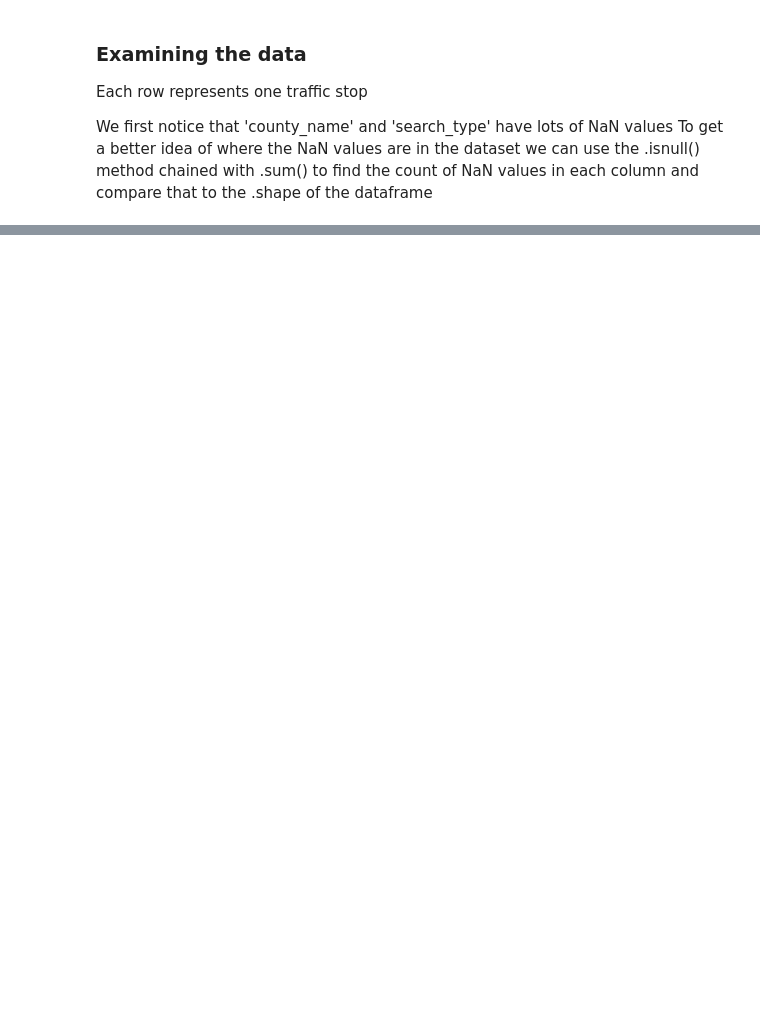
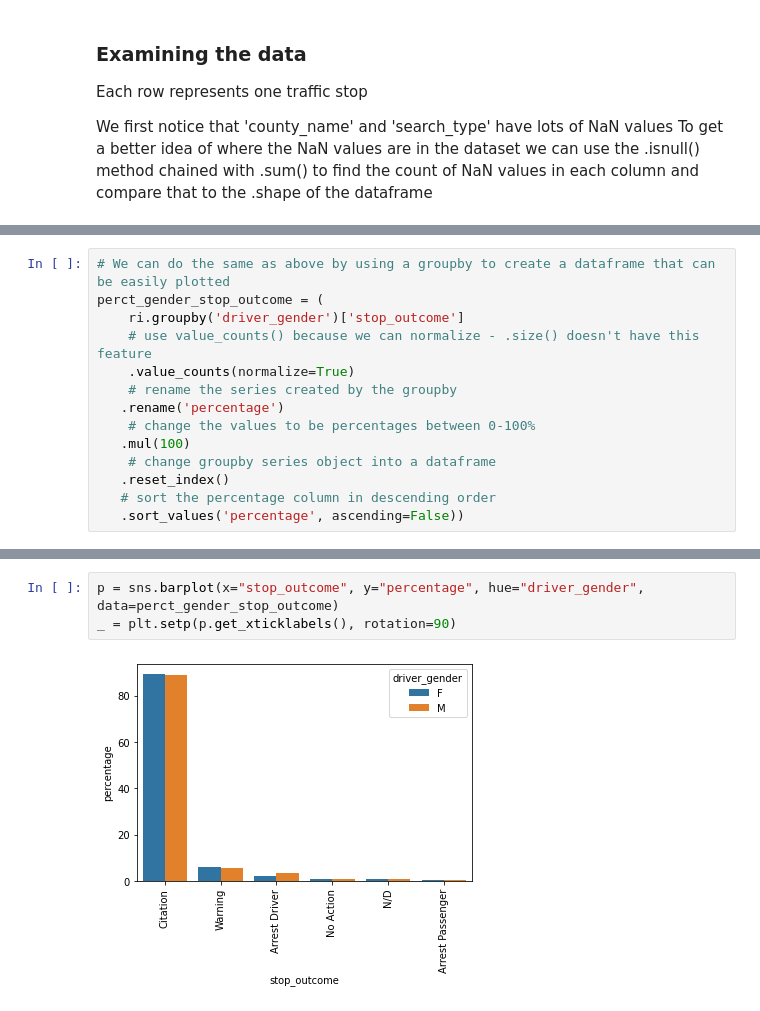
Before and after one commit to kipmadden/Stanford-Open-Policing-Project, a Jupyter notebook: Stanford Open Policing Project - Rhode Island Analysis.ipynb, the cells around one changed output, grey strips where cells are left out. Cells and saved outputs as stored; diff of their text form; blank space fills up the shorter version.

```diff
--- a/Stanford Open Policing Project - Rhode Island Analysis.ipynb
+++ b/Stanford Open Policing Project - Rhode Island Analysis.ipynb
@@ -25,0 +268,14 @@ ri.shape
+# %%
+# We can do the same as above by using a groupby to create a dataframe that can be easily plotted
+perct_gender_stop_outcome = (
+    ri.groupby('driver_gender')['stop_outcome']
+    # use value_counts() because we can normalize - .size() doesn't have this feature
+    .value_counts(normalize=True)
+    # rename the series created by the groupby
+   .rename('percentage')
+    # change the values to be percentages between 0-100%
+   .mul(100)
+    # change groupby series object into a dataframe
+   .reset_index()
+   # sort the percentage column in descending order
+   .sort_values('percentage', ascending=False))
@@ -25,0 +291,5 @@ ri.shape
+# %%
+p = sns.barplot(x="stop_outcome", y="percentage", hue="driver_gender", data=perct_gender_stop_outcome)
+_ = plt.setp(p.get_xticklabels(), rotation=90)
+# %% [output]
+[figure, added]
```
Also changed, not shown: parts of 38 cells of this notebook.
